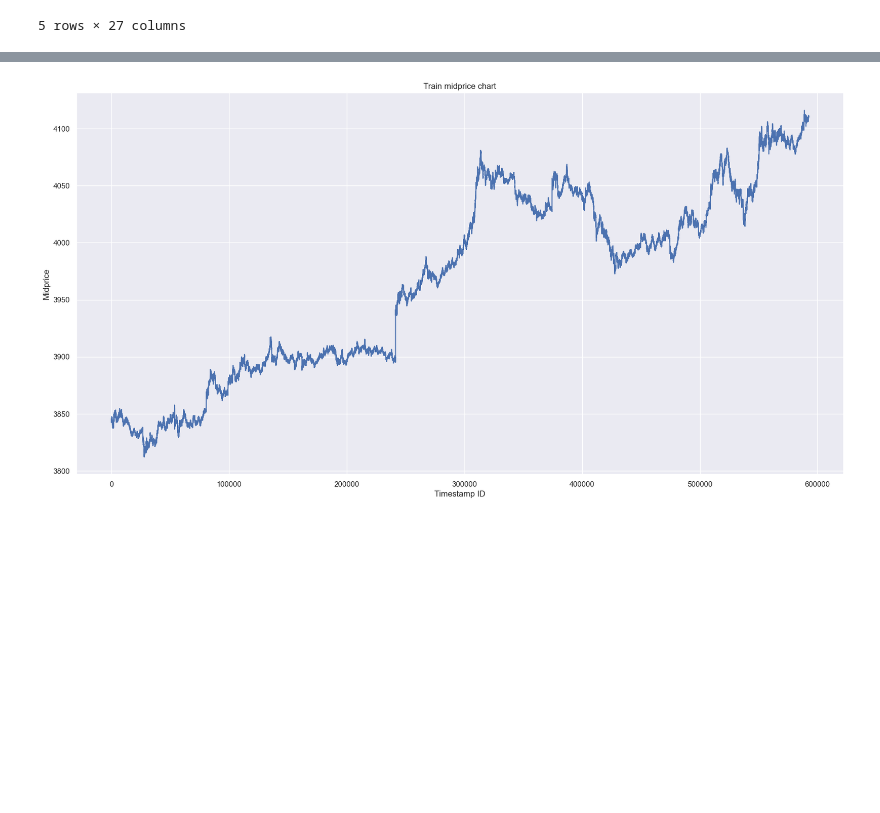
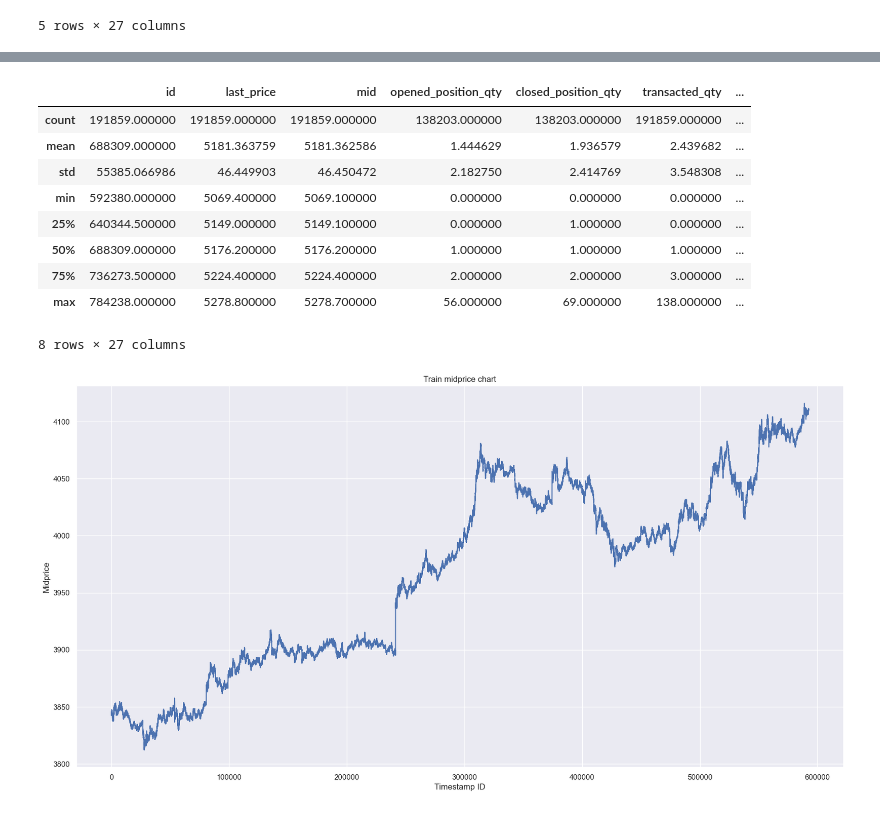
Before and after one commit to vadimpy/skoltech_ids_hft_clf, a Jupyter notebook: nb.ipynb, the cells around one changed output, grey strips where cells are left out. Cells and saved outputs as stored; diff of their text form; code cells hidden in the pictures; blank space fills up the shorter version.

```diff
--- a/nb.ipynb
+++ b/nb.ipynb
@@ -51,2 +65,15 @@ df_test.head()
+# %%
+df_test.describe()
+# %% [output]
+|  | id | last_price | mid | opened_position_qty | closed_position_qty | transacted_qty | ... |
+| count | 191859.000000 | 191859.000000 | 191859.000000 | 138203.000000 | 138203.000000 | 191859.000000 | ... |
+| mean | 688309.000000 | 5181.363759 | 5181.362586 | 1.444629 | 1.936579 | 2.439682 | ... |
+| std | 55385.066986 | 46.449903 | 46.450472 | 2.182750 | 2.414769 | 3.548308 | ... |
+| min | 592380.000000 | 5069.400000 | 5069.100000 | 0.000000 | 0.000000 | 0.000000 | ... |
+| 25% | 640344.500000 | 5149.000000 | 5149.100000 | 0.000000 | 1.000000 | 0.000000 | ... |
+| 50% | 688309.000000 | 5176.200000 | 5176.200000 | 1.000000 | 1.000000 | 1.000000 | ... |
+| 75% | 736273.500000 | 5224.400000 | 5224.400000 | 2.000000 | 2.000000 | 3.000000 | ... |
+| max | 784238.000000 | 5278.800000 | 5278.700000 | 56.000000 | 69.000000 | 138.000000 | ... |
+8 rows × 27 columns
 # %%
 fig, ax = plt.subplots(figsize=(20,10))
```
Also changed, not shown: parts of 18 cells of this notebook, 3 other files.
